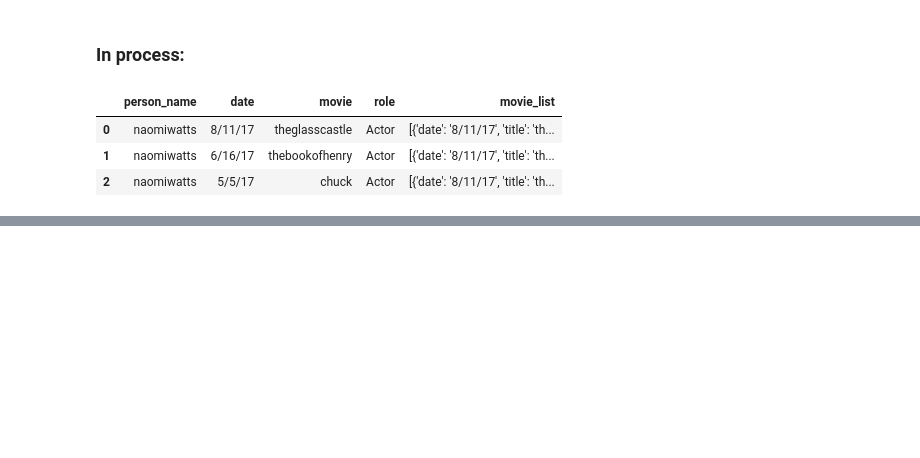
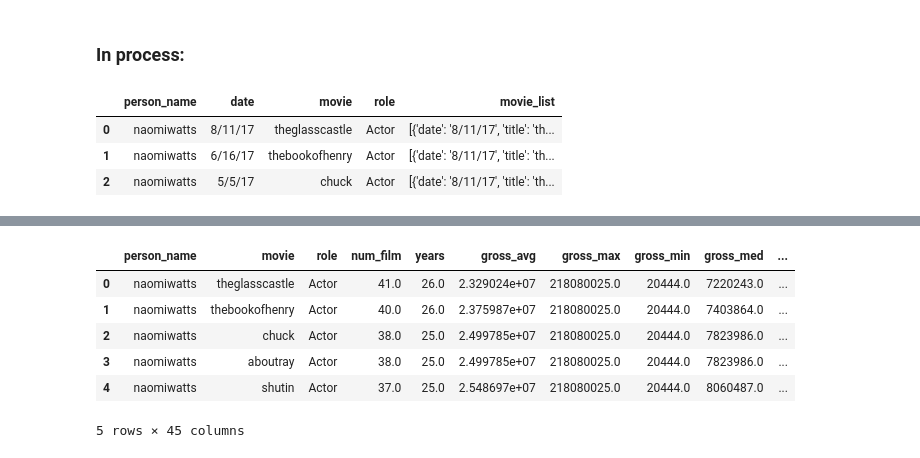
Before and after one commit to ZzerozZ/MovieRevenuePredicter, a Jupyter notebook: Movies_Preprocess.ipynb, the cells around one changed output, grey strips where cells are left out. Cells and saved outputs as stored; diff of their text form; code cells hidden in the pictures; blank space fills up the shorter version.

```diff
--- a/Movies_Preprocess.ipynb
+++ b/Movies_Preprocess.ipynb
@@ -311,8 +318,16 @@ df_info.head()
 # %%
 for i in range(len(person_feats)):
     df_info[person_feats[i]] = df_info.more_feats.apply(lambda x: x[i])
 df_info.drop(['date', 'movie_list', 'more_feats'], axis=1, inplace=True)
 
-save_obj(df_info, 'people_feats')
+save_obj(df_info, 'obj/people_feats')
 df_info.head()
+# %% [output]
+|  | person_name | movie | role | num_film | years | gross_avg | gross_max | gross_min | gross_med | ... |
+| 0 | naomiwatts | theglasscastle | Actor | 41.0 | 26.0 | 2.329024e+07 | 218080025.0 | 20444.0 | 7220243.0 | ... |
+| 1 | naomiwatts | thebookofhenry | Actor | 40.0 | 26.0 | 2.375987e+07 | 218080025.0 | 20444.0 | 7403864.0 | ... |
+| 2 | naomiwatts | chuck | Actor | 38.0 | 25.0 | 2.499785e+07 | 218080025.0 | 20444.0 | 7823986.0 | ... |
+| 3 | naomiwatts | aboutray | Actor | 38.0 | 25.0 | 2.499785e+07 | 218080025.0 | 20444.0 | 7823986.0 | ... |
+| 4 | naomiwatts | shutin | Actor | 37.0 | 25.0 | 2.548697e+07 | 218080025.0 | 20444.0 | 8060487.0 | ... |
+5 rows × 45 columns
 # %%
```
Also changed, not shown: parts of 3 cells of this notebook, 1 other file.
